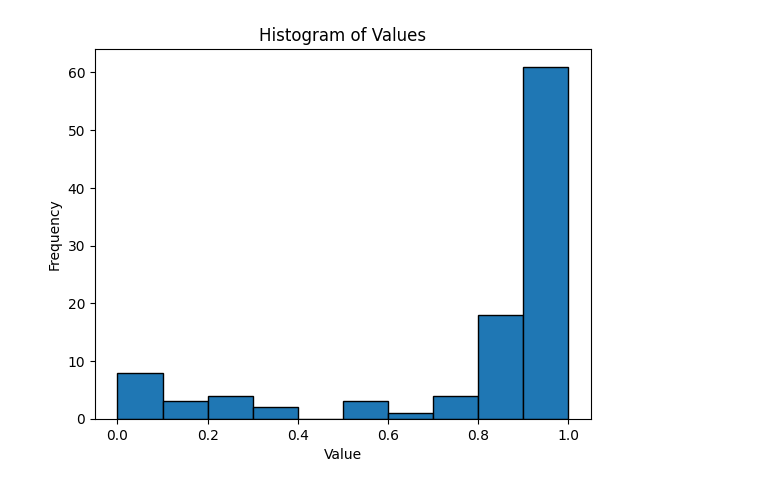
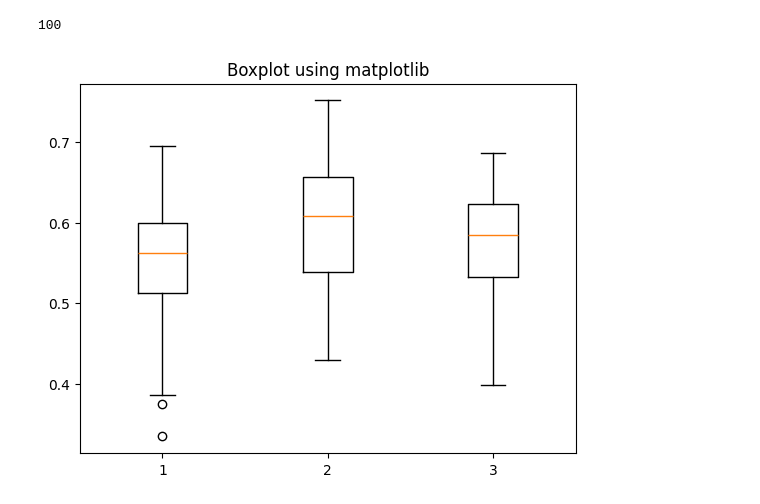
Before and after one commit to deborahschaer/State_of_the_art, a Jupyter notebook: task1/visulize_evaluation.ipynb, the cells around one changed output. Drawn from its saved outputs; the diff is of its cells as text; code cells hidden in the pictures.

```diff
--- a/task1/visulize_evaluation.ipynb
+++ b/task1/visulize_evaluation.ipynb
@@ -2,23 +2,23 @@
 from data import load_papers
 import numpy as np
 import matplotlib.pyplot as plt
-# %%
-filename = 'write_summary.txt_bert.txt'
-filename = 'write_summary_complex100.txt_selfeval1.txt'
-with open('results/'+filename, 'r') as file:
-    lines = file.readlines()
-
-# Step 2: Extract the values
-values = []
-for line in lines:
-    # Split each line by whitespace and convert to float
-    values.extend([float(x) for x in line.split()])
-
-# Step 3: Create a histogram
-plt.hist(values, bins=10, edgecolor='black')
-plt.title('Histogram of Values')
-plt.xlabel('Value')
-plt.ylabel('Frequency')
-plt.show()
-# %% [output]
-[figure, removed]
+# %%
+filename = 'write_summary100.txt_bert.txt'
+with open('results/'+filename, 'r') as file:
+    lines = file.readlines()
+
+# Step 2: Extract the values
+P = []
+R = []
+F1_values = []
+for i in range(100):
+    P.append(float(lines[i].split()[0]))
+    R.append(float(lines[i].split()[1]))
+    F1_values.append(float(lines[i].split()[2]))
+print(len(F1_values))
+plt.boxplot([P,R,F1_values])
+plt.title('Boxplot using matplotlib')
+plt.show()
+# %% [output]
+100
+[figure, added]
```
Also changed, not shown: parts of 3 cells of this notebook, 23 other files.
